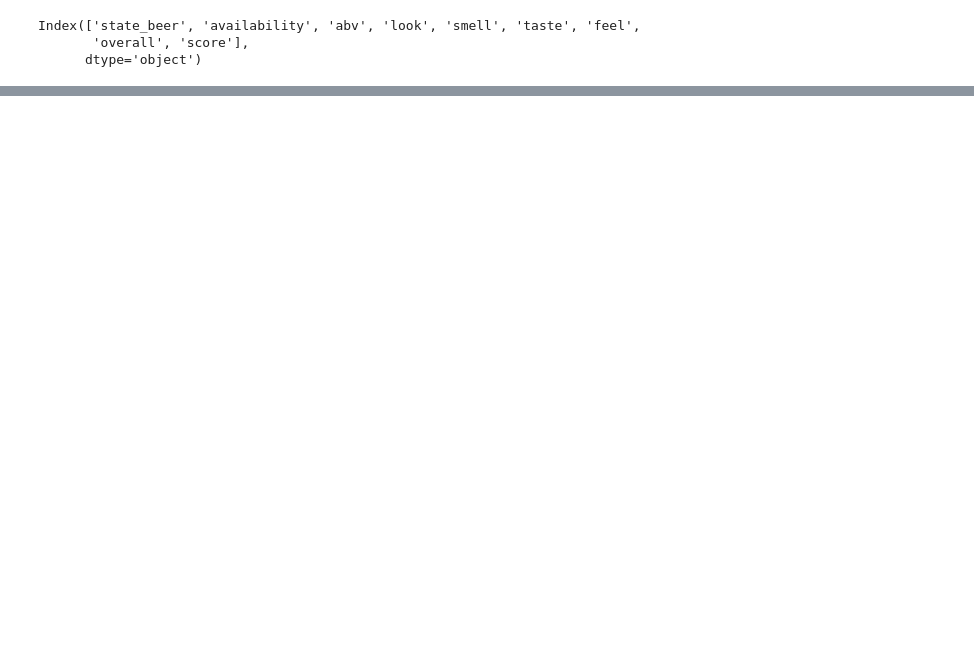
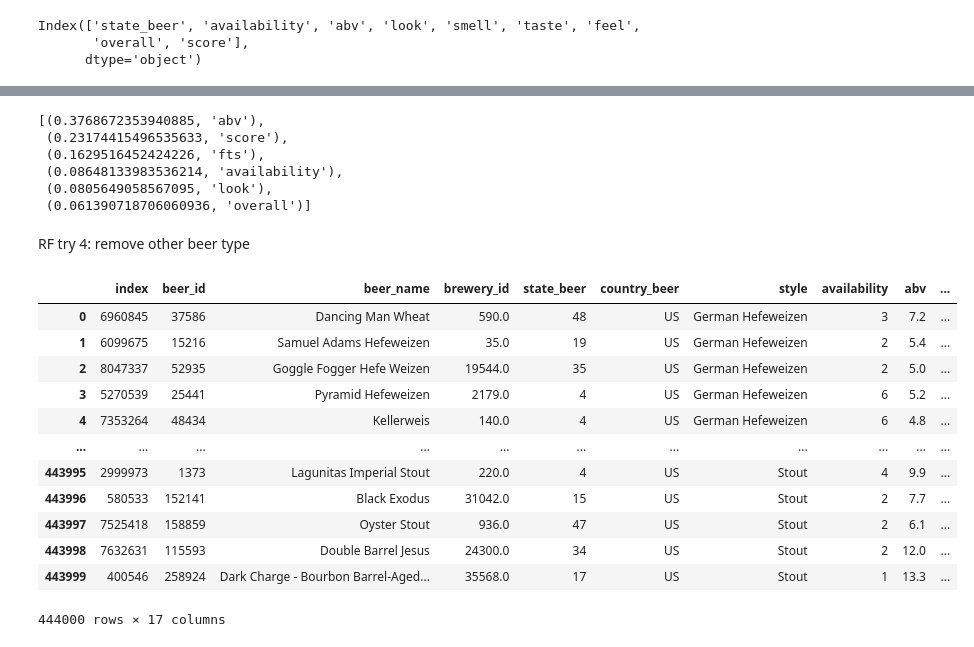
Before and after one commit to jaykansara2019/Beer_Categorization, a Jupyter notebook: Beer_Analysis_ML_RF.ipynb, the cells around one changed output, grey strips where cells are left out. Cells and saved outputs as stored; diff of their text form; code cells hidden in the pictures; blank space fills up the shorter version.

```diff
--- a/Beer_Analysis_ML_RF.ipynb
+++ b/Beer_Analysis_ML_RF.ipynb
@@ -841,0 +957,29 @@ sorted(zip(rf_model.feature_importances_, X.columns), reverse = True)
+# %%
+#correlations
+importances = rf_model.feature_importances_
+sorted(zip(rf_model.feature_importances_, X3.columns), reverse = True)
+# %% [output]
+[(0.3768672353940885, 'abv'),
+ (0.23174415496535633, 'score'),
+ (0.1629516452424226, 'fts'),
+ (0.08648133983536214, 'availability'),
+ (0.0805649058567095, 'look'),
+ (0.061390718706060936, 'overall')]
+# %% [markdown]
+RF try 4: remove other beer type
+# %%
+df_reviews_encode
+# %% [output]
+|  | index | beer_id | beer_name | brewery_id | state_beer | country_beer | style | availability | abv | ... |
+| 0 | 6960845 | 37586 | Dancing Man Wheat | 590.0 | 48 | US | German Hefeweizen | 3 | 7.2 | ... |
+| 1 | 6099675 | 15216 | Samuel Adams Hefeweizen | 35.0 | 19 | US | German Hefeweizen | 2 | 5.4 | ... |
+| 2 | 8047337 | 52935 | Goggle Fogger Hefe Weizen | 19544.0 | 35 | US | German Hefeweizen | 2 | 5.0 | ... |
+| 3 | 5270539 | 25441 | Pyramid Hefeweizen | 2179.0 | 4 | US | German Hefeweizen | 6 | 5.2 | ... |
+| 4 | 7353264 | 48434 | Kellerweis | 140.0 | 4 | US | German Hefeweizen | 6 | 4.8 | ... |
+| ... | ... | ... | ... | ... | ... | ... | ... | ... | ... | ... |
+| 443995 | 2999973 | 1373 | Lagunitas Imperial Stout | 220.0 | 4 | US | Stout | 4 | 9.9 | ... |
+| 443996 | 580533 | 152141 | Black Exodus | 31042.0 | 15 | US | Stout | 2 | 7.7 | ... |
+| 443997 | 7525418 | 158859 | Oyster Stout | 936.0 | 47 | US | Stout | 2 | 6.1 | ... |
+| 443998 | 7632631 | 115593 | Double Barrel Jesus | 24300.0 | 34 | US | Stout | 2 | 12.0 | ... |
+| 443999 | 400546 | 258924 | Dark Charge - Bourbon Barrel-Aged... | 35568.0 | 17 | US | Stout | 1 | 13.3 | ... |
+444000 rows × 17 columns
```
Also changed, not shown: parts of 38 cells of this notebook.
